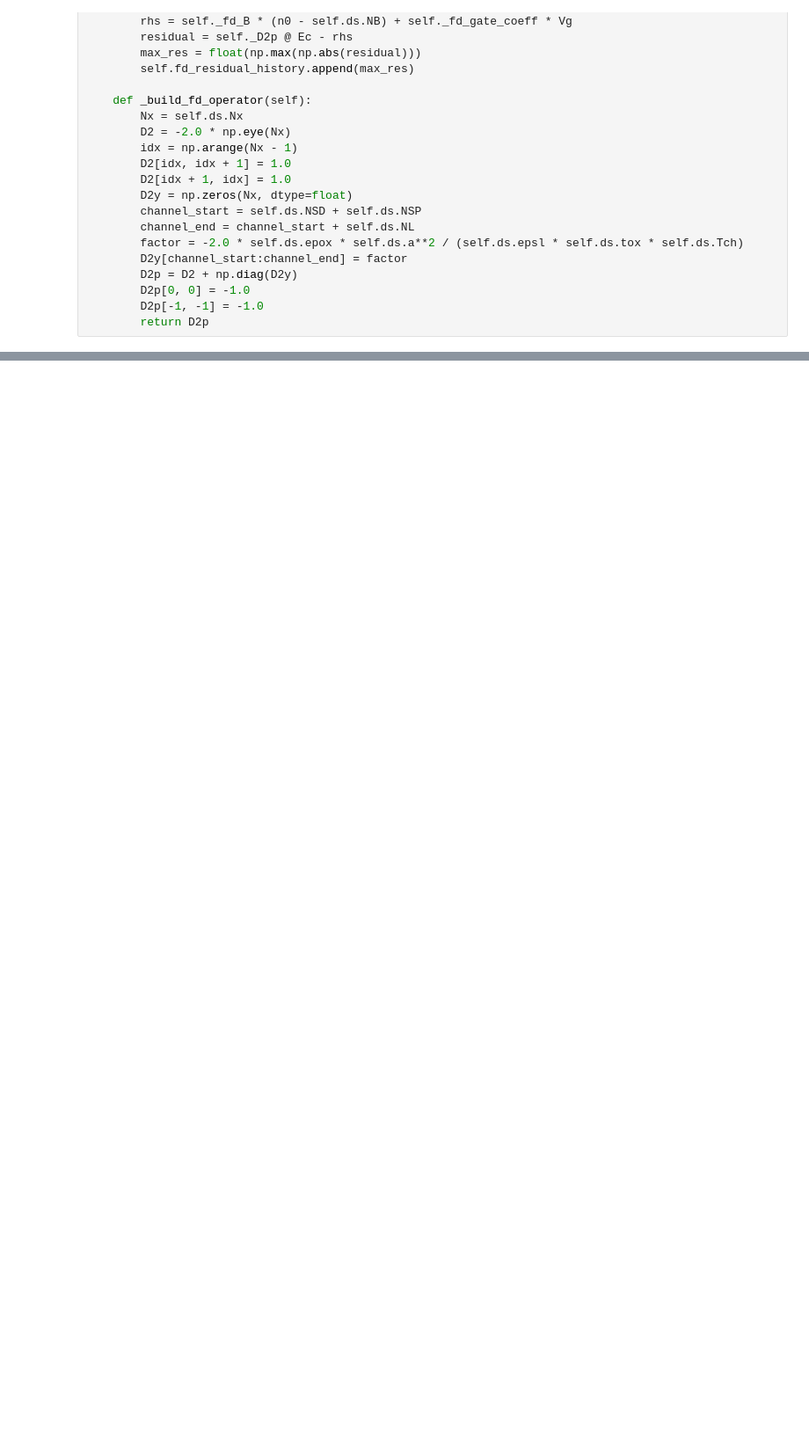
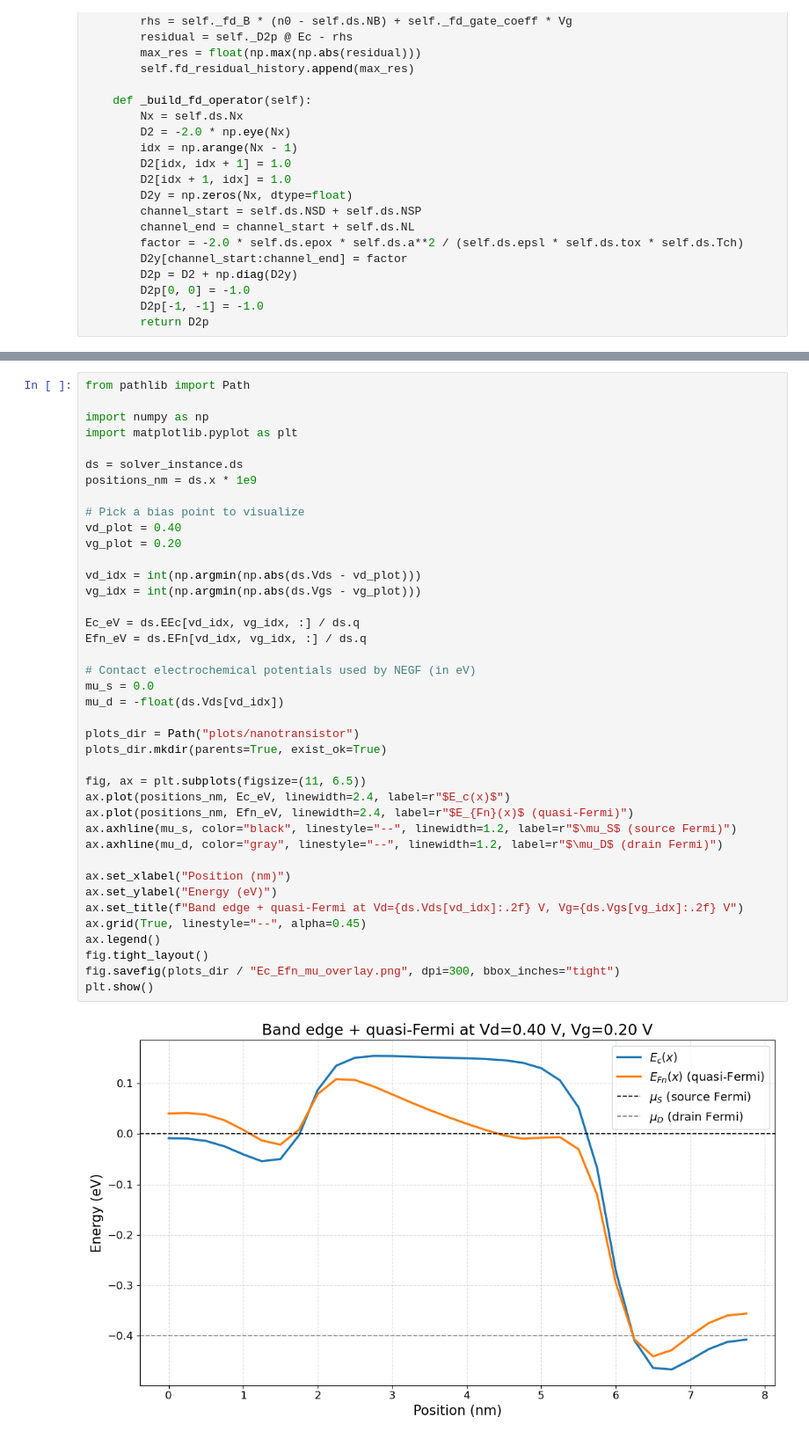
Before and after one commit to nandandiwan/Berkeley-Transport-Simulator, a Jupyter notebook: src/poisson/nanotransistor_FEM_2.ipynb, the cells around one changed output, grey strips where cells are left out. Shown at 88% size. Drawn from its saved outputs; the diff is of its cells as text; blank space fills up the shorter version.

```diff
--- a/src/poisson/nanotransistor_FEM_2.ipynb
+++ b/src/poisson/nanotransistor_FEM_2.ipynb
@@ -947,0 +972,42 @@ plt.show()
+# %%
+from pathlib import Path
+
+import numpy as np
+import matplotlib.pyplot as plt
+
+ds = solver_instance.ds
+positions_nm = ds.x * 1e9
+
+# Pick a bias point to visualize
+vd_plot = 0.40
+vg_plot = 0.20
+
+vd_idx = int(np.argmin(np.abs(ds.Vds - vd_plot)))
+vg_idx = int(np.argmin(np.abs(ds.Vgs - vg_plot)))
+
+Ec_eV = ds.EEc[vd_idx, vg_idx, :] / ds.q
+Efn_eV = ds.EFn[vd_idx, vg_idx, :] / ds.q
+
+# Contact electrochemical potentials used by NEGF (in eV)
+mu_s = 0.0
+mu_d = -float(ds.Vds[vd_idx])
+
+plots_dir = Path("plots/nanotransistor")
+plots_dir.mkdir(parents=True, exist_ok=True)
+
+fig, ax = plt.subplots(figsize=(11, 6.5))
+ax.plot(positions_nm, Ec_eV, linewidth=2.4, label=r"$E_c(x)$")
+ax.plot(positions_nm, Efn_eV, linewidth=2.4, label=r"$E_{Fn}(x)$ (quasi-Fermi)")
+ax.axhline(mu_s, color="black", linestyle="--", linewidth=1.2, label=r"$\mu_S$ (source Fermi)")
+ax.axhline(mu_d, color="gray", linestyle="--", linewidth=1.2, label=r"$\mu_D$ (drain Fermi)")
+
+ax.set_xlabel("Position (nm)")
+ax.set_ylabel("Energy (eV)")
+ax.set_title(f"Band edge + quasi-Fermi at Vd={ds.Vds[vd_idx]:.2f} V, Vg={ds.Vgs[vg_idx]:.2f} V")
+ax.grid(True, linestyle="--", alpha=0.45)
+ax.legend()
+fig.tight_layout()
+fig.savefig(plots_dir / "Ec_Efn_mu_overlay.png", dpi=300, bbox_inches="tight")
+plt.show()
+# %% [output]
+[figure, added]
```
Also changed, not shown: parts of 3 cells of this notebook, 11 other files.
